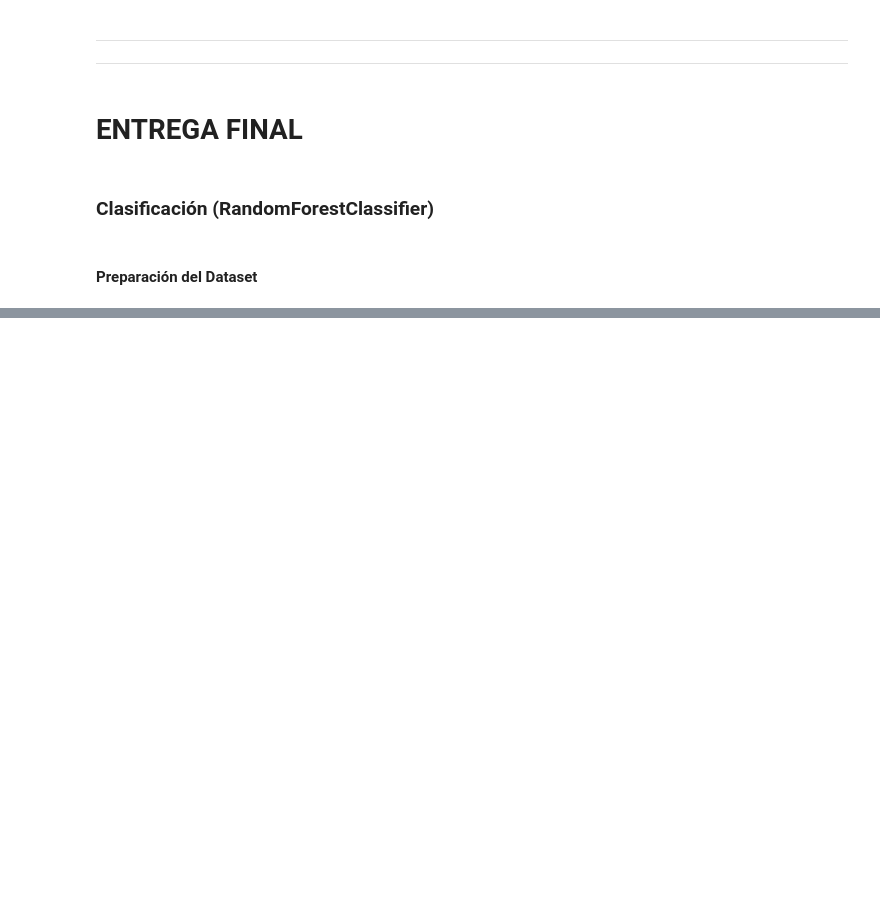
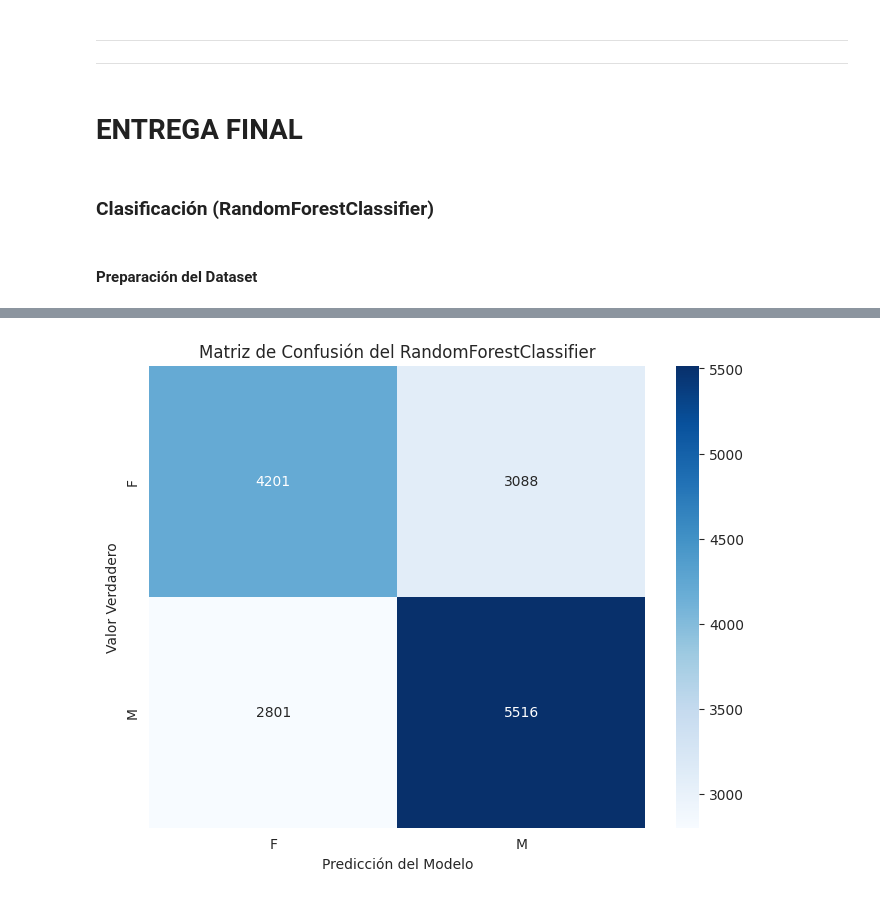
Before and after one commit to yub3r/CoderDataScience, a Jupyter notebook: ProyectoDS-Crime_Data_2020_24-Millan.ipynb, the cells around one changed output, grey strips where cells are left out. Drawn from its saved outputs; the diff is of its cells as text; code cells hidden in the pictures; blank space fills up the shorter version.

```diff
--- a/ProyectoDS-Crime_Data_2020_24-Millan.ipynb
+++ b/ProyectoDS-Crime_Data_2020_24-Millan.ipynb
@@ -589,0 +587,13 @@ Las nuevas features (categorías de local, clúster geográfico, variables cícl
+# %%
+# Genera la matriz de confusión a partir de los resultados
+cm = confusion_matrix(y_test, y_pred)
+
+# Crea un mapa de calor (heatmap) para visualizar la matriz de confusión
+plt.figure(figsize=(8, 6))
+sns.heatmap(cm, annot=True, fmt='d', cmap='Blues', xticklabels=['F', 'M'], yticklabels=['F', 'M'])
+plt.xlabel('Predicción del Modelo')
+plt.ylabel('Valor Verdadero')
+plt.title('Matriz de Confusión del RandomForestClassifier')
+plt.show()
+# %% [output]
+[figure, added]
```
Also changed, not shown: parts of 8 cells of this notebook.
